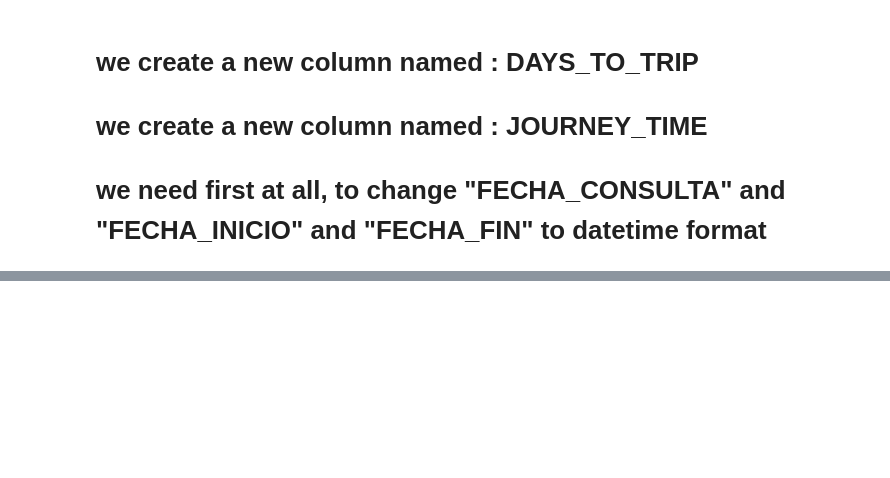
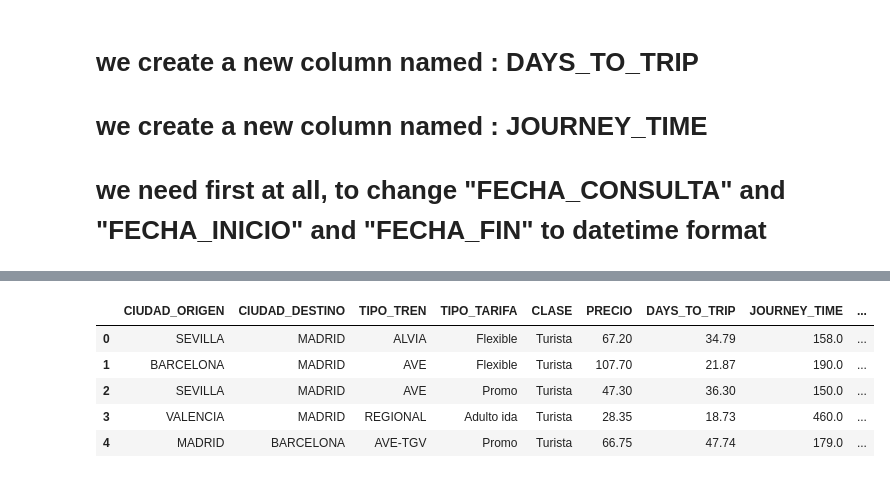
Before and after one commit to haroldavis/Data-renfe, a Jupyter notebook: renfe.ipynb, the cells around one changed output, grey strips where cells are left out. Drawn from its saved outputs; the diff is of its cells as text; code cells hidden in the pictures; blank space fills up the shorter version.

```diff
--- a/renfe.ipynb
+++ b/renfe.ipynb
@@ -373,0 +393,3 @@ renfe5 = renfe4.copy()
+# %%
+
+renfe5.drop(columns=["FECHA_INICIO_DIA","FECHA_CONSULTA_DIA","FECHA_CONSULTA_MES","FECHA_INICIO_MES", "FECHA_FIN_DIA", "FECHA_FIN_MES"],inplace=True)
@@ -373,0 +416,9 @@ renfe5 = renfe4.copy()
+# %%
+renfe5.head(5)
+# %% [output]
+|  | CIUDAD_ORIGEN | CIUDAD_DESTINO | TIPO_TREN | TIPO_TARIFA | CLASE | PRECIO | DAYS_TO_TRIP | JOURNEY_TIME | ... |
+| 0 | SEVILLA | MADRID | ALVIA | Flexible | Turista | 67.20 | 34.79 | 158.0 | ... |
+| 1 | BARCELONA | MADRID | AVE | Flexible | Turista | 107.70 | 21.87 | 190.0 | ... |
+| 2 | SEVILLA | MADRID | AVE | Promo | Turista | 47.30 | 36.30 | 150.0 | ... |
+| 3 | VALENCIA | MADRID | REGIONAL | Adulto ida | Turista | 28.35 | 18.73 | 460.0 | ... |
+| 4 | MADRID | BARCELONA | AVE-TGV | Promo | Turista | 66.75 | 47.74 | 179.0 | ... |
```
Also changed, not shown: parts of 16 cells of this notebook.
